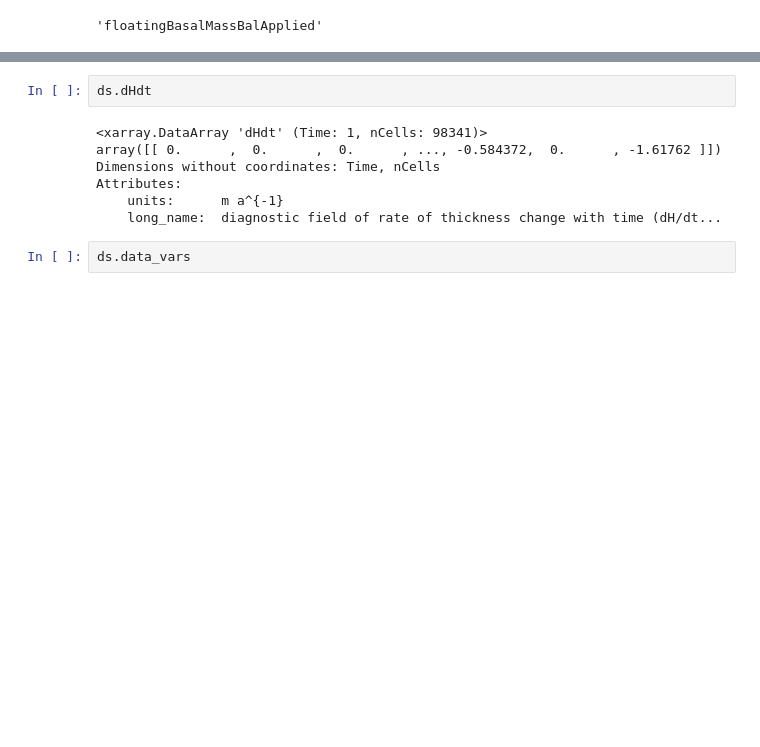
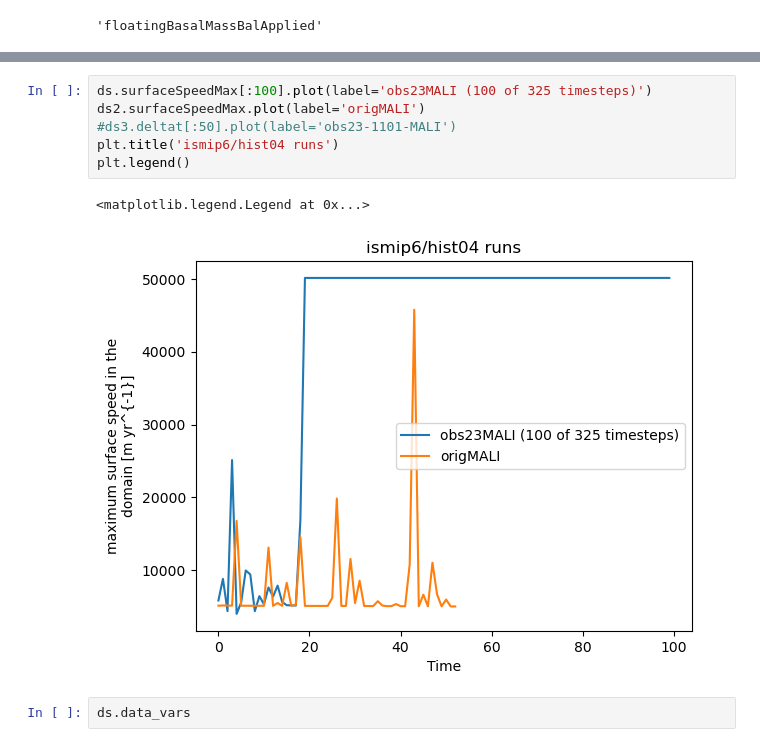
Before and after one commit to mshiv/aislens_emulation, a Jupyter notebook: notebooks/scratch.ipynb, the cells around one changed output, grey strips where cells are left out. Drawn from its saved outputs; the diff is of its cells as text; blank space fills up the shorter version.

```diff
--- a/notebooks/scratch.ipynb
+++ b/notebooks/scratch.ipynb
@@ -22,12 +44,12 @@ ds = xr.open_dataset(dir+"output_flux_all_timesteps_2015.nc")
 # %%
-ds.dHdt
+ds.surfaceSpeedMax[:100].plot(label='obs23MALI (100 of 325 timesteps)')
+ds2.surfaceSpeedMax.plot(label='origMALI')
+#ds3.deltat[:50].plot(label='obs23-1101-MALI')
+plt.title('ismip6/hist04 runs')
+plt.legend()
 # %% [output]
-<xarray.DataArray 'dHdt' (Time: 1, nCells: 98341)>
-array([[ 0.      ,  0.      ,  0.      , ..., -0.584372,  0.      , -1.61762 ]])
-Dimensions without coordinates: Time, nCells
-Attributes:
-    units:      m a^{-1}
-    long_name:  diagnostic field of rate of thickness change with time (dH/dt...
+<matplotlib.legend.Legend at 0x...>
+[figure, added]
 # %%
 ds.data_vars
 # %% [output]
```
Also changed, not shown: parts of 4 cells of this notebook, 1 other file.
